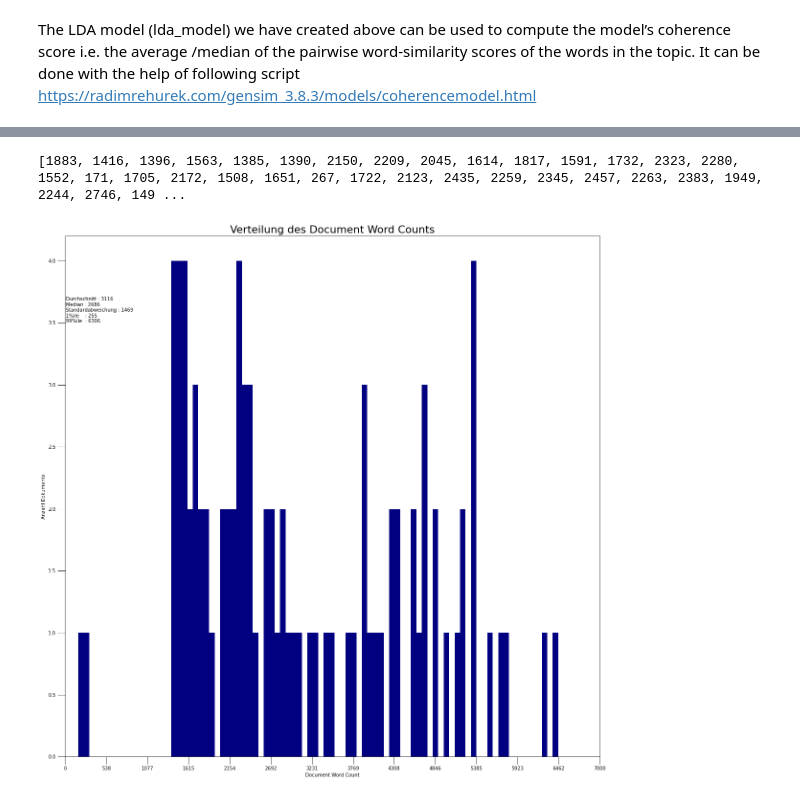
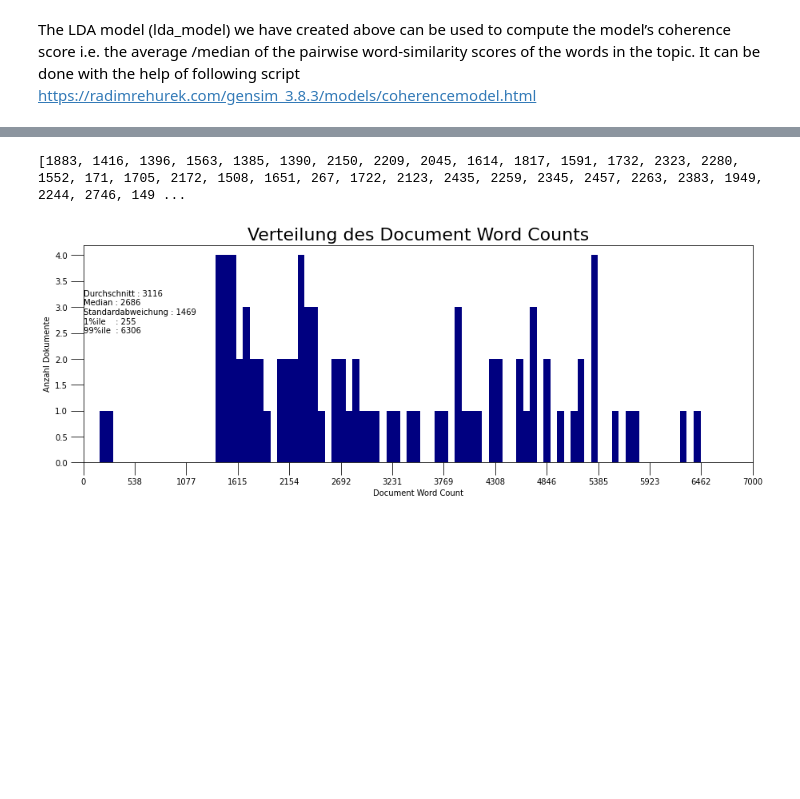
Before and after one commit to Zadest/PodcastNLP, a Jupyter notebook: topic_modelling.ipynb, the cells around one changed output, grey strips where cells are left out. Saved outputs shown, nothing was run; the diff lists cells and outputs as text; code cells hidden in the pictures; blank space fills up the shorter version.

Commit message:
modelling update

```diff
--- a/topic_modelling.ipynb
+++ b/topic_modelling.ipynb
@@ -89,11 +89,11 @@ data, list_dir = iteratefiles(folder)
 # Normales LDA
 dictionary = corpora.Dictionary(data)
 corpus = [dictionary.doc2bow(token) for token in data]
-num_topics = 50
+num_topics = 11
 
 ldamodel = gensim.models.ldamodel.LdaModel(corpus,num_topics=num_topics,id2word=dictionary,passes=15)
 ldamodel.save('model5.gensim')
 
-for idx, topic in ldamodel.print_topics(-1,num_words=20):
+for idx, topic in ldamodel.print_topics(-1,num_words=10):
     print('Topic: {} \nWords: {}'.format(idx, topic))
 # %% [output]
@@ -137,3 +156,16 @@ Perplexity:  -56.08598499378881
 # %% [markdown]
 The LDA model (lda_model) we have created above can be used to compute the model’s coherence score i.e. the average /median of the pairwise word-similarity scores of the words in the topic. It can be done with the help of following script
 https://radimrehurek.com/gensim_3.8.3/models/coherencemodel.html
+# %%
+# Vergleich Coherence in Relation zu Topic-Anzahl
+coherence = []
+min_topics = 10
+max_topics = 50
+for k in range(min_topics,max_topics):
+    print('Round: '+str(k))
+    ldamodel_coherence = gensim.models.ldamodel.LdaModel(corpus_tfidf, num_topics=k,id2word = dictionary, passes=15,)
+
+    cm = gensim.models.coherencemodel.CoherenceModel(\
+         model=ldamodel_coherence, texts=data,dictionary=dictionary, coherence='c_v')
+
+    coherence.append((k,cm.get_coherence()))
@@ -139,0 +202,18 @@ https://radimrehurek.com/gensim_3.8.3/models/coherencemodel.html
+# %%
+n_topics = []
+score = []
+for i in range(0,len(coherence)):
+    n_topics.append(coherence[i][0])
+    score.append(coherence[i][1])
+
+print(n_topics)
+print(score)
+
+fig = plt.figure(figsize = (10, 5))
+
+plt.plot(n_topics,score,'o')
+plt.xlabel("Topics")
+# plt.xlim(min_topics,max_topics)
+plt.ylabel("Coherence Score")
+plt.title("Coherence Score im Vergleich zur Anzahl Topics")
+plt.show()
@@ -229,18 +323,18 @@ df_dominant_topic.to_csv(os.path.join("data","STATS","dominant_topics.csv"))
 # %%
 doc_lens = [len(d) for d in df_dominant_topic.Text]
 print(doc_lens)
 bins = len(list_dir)
 # Plot
-plt.figure(figsize=(20,20))
+plt.figure(figsize=(15,5))
 plt.hist(doc_lens, bins = bins, color='navy')
-plt.text(10,3.5,"Durchschnitt : "+str(round(np.mean(doc_lens)))+"\nMedian : "+str(round(np.median(doc_lens)))+"\nStandardabweichung : "+str(round(np.std(doc_lens)))+"\n1%ile    : "+str(round(np.quantile(doc_lens, q=0.01)))+"\n99%ile  : "+str(round(np.quantile(doc_lens, q=0.99))))
+plt.text(5,2.5,"Durchschnitt : "+str(round(np.mean(doc_lens)))+"\nMedian : "+str(round(np.median(doc_lens)))+"\nStandardabweichung : "+str(round(np.std(doc_lens)))+"\n1%ile    : "+str(round(np.quantile(doc_lens, q=0.01)))+"\n99%ile  : "+str(round(np.quantile(doc_lens, q=0.99))))
 
 plt.gca().set(xlim=(0, 50), ylabel='Anzahl Dokumente', xlabel='Document Word Count')
 plt.tick_params(size=16)
 plt.xticks(np.linspace(0,7000,14))
 plt.title('Verteilung des Document Word Counts', fontdict=dict(size=22))
 plt.show()
 # %% [output]
 [1883, 1416, 1396, 1563, 1385, 1390, 2150, 2209, 2045, 1614, 1817, 1591, 1732, 2323, 2280, 1552, 171, 1705, 2172, 1508, 1651, 267, 1722, 2123, 2435, 2259, 2345, 2457, 2263, 2383, 1949, 2244, 2746, 149 ...
-[figure, old version]
+[figure, new version]
 # %%
```
Also changed, not shown: parts of 14 cells of this notebook.
